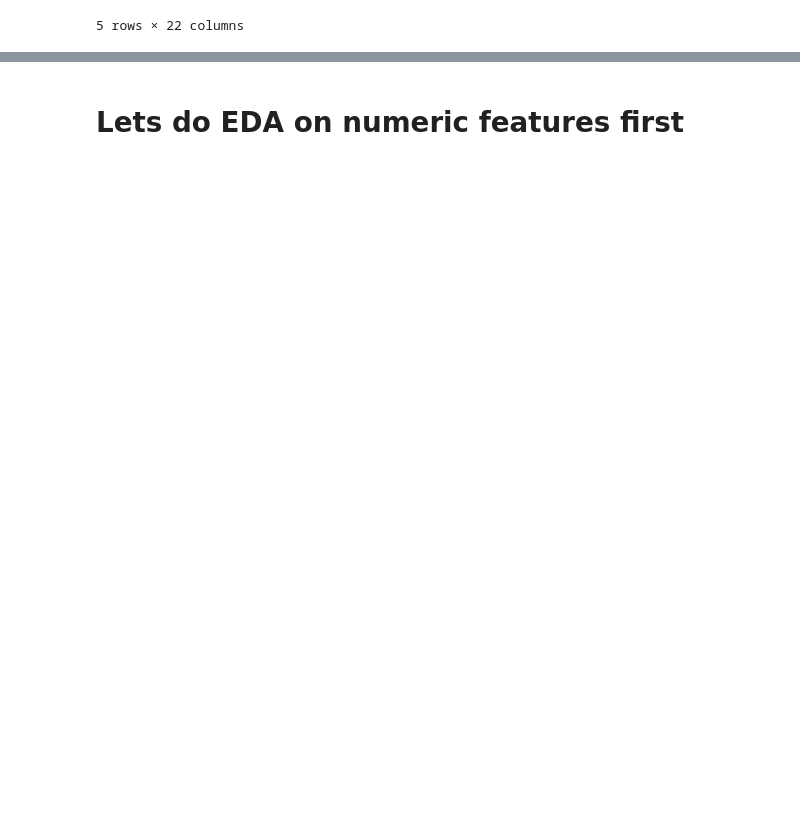
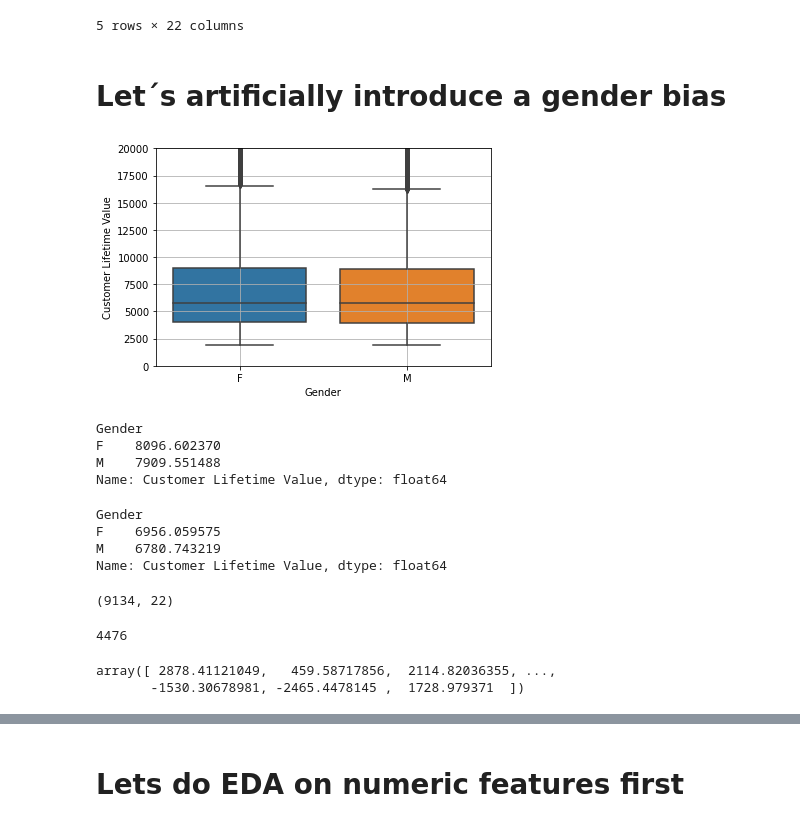
Before and after one commit to Sebastian1981/CustomerAnalytics_CLV, a Jupyter notebook: CustomerLifetimeValue_Regression.ipynb, the cells around one changed output, grey strips where cells are left out. Cells and saved outputs as stored; diff of their text form; code cells hidden in the pictures; blank space fills up the shorter version.

```diff
--- a/CustomerLifetimeValue_Regression.ipynb
+++ b/CustomerLifetimeValue_Regression.ipynb
@@ -166,3 +171,26 @@ df.head()
 | 3 | 0 | 106 | 18 | 65 | 0 | ... |
 | 4 | 43836 | 73 | 12 | 44 | 0 | ... |
 5 rows × 22 columns
+# %% [markdown]
+# Let´s artificially introduce a gender bias
+# %%
+sns.boxplot(x='Gender', y='Customer Lifetime Value', data=df)
+plt.grid('on')
+plt.ylim(0,20000)
+plt.show()
+# %% [output]
+[figure, added]
+# %%
+df.groupby(by='Gender').mean()['Customer Lifetime Value']
+# %% [output]
+Gender
+F    8096.602370
+M    7909.551488
+Name: Customer Lifetime Value, dtype: float64
+# %%
+df.groupby(by='Gender').std()['Customer Lifetime Value']
+# %% [output]
+Gender
+F    6956.059575
+M    6780.743219
+Name: Customer Lifetime Value, dtype: float64
@@ -168,0 +200,18 @@ df.head()
+# %%
+df.shape
+# %% [output]
+(9134, 22)
+# %%
+df.loc[df['Gender']=='M'].shape[0]
+# %% [output]
+4476
+# %%
+# let´s generate the noise
+mean = 0
+std = 2000
+len = df.loc[df['Gender']=='M'].shape[0]
+noise_array = np.random.normal(mean, std, len)
+noise_array
+# %% [output]
+array([ 2878.41121049,   459.58717856,  2114.82036355, ...,
+       -1530.30678981, -2465.4478145 ,  1728.979371  ])
```
Also changed, not shown: parts of 64 cells of this notebook, 1 other file.
